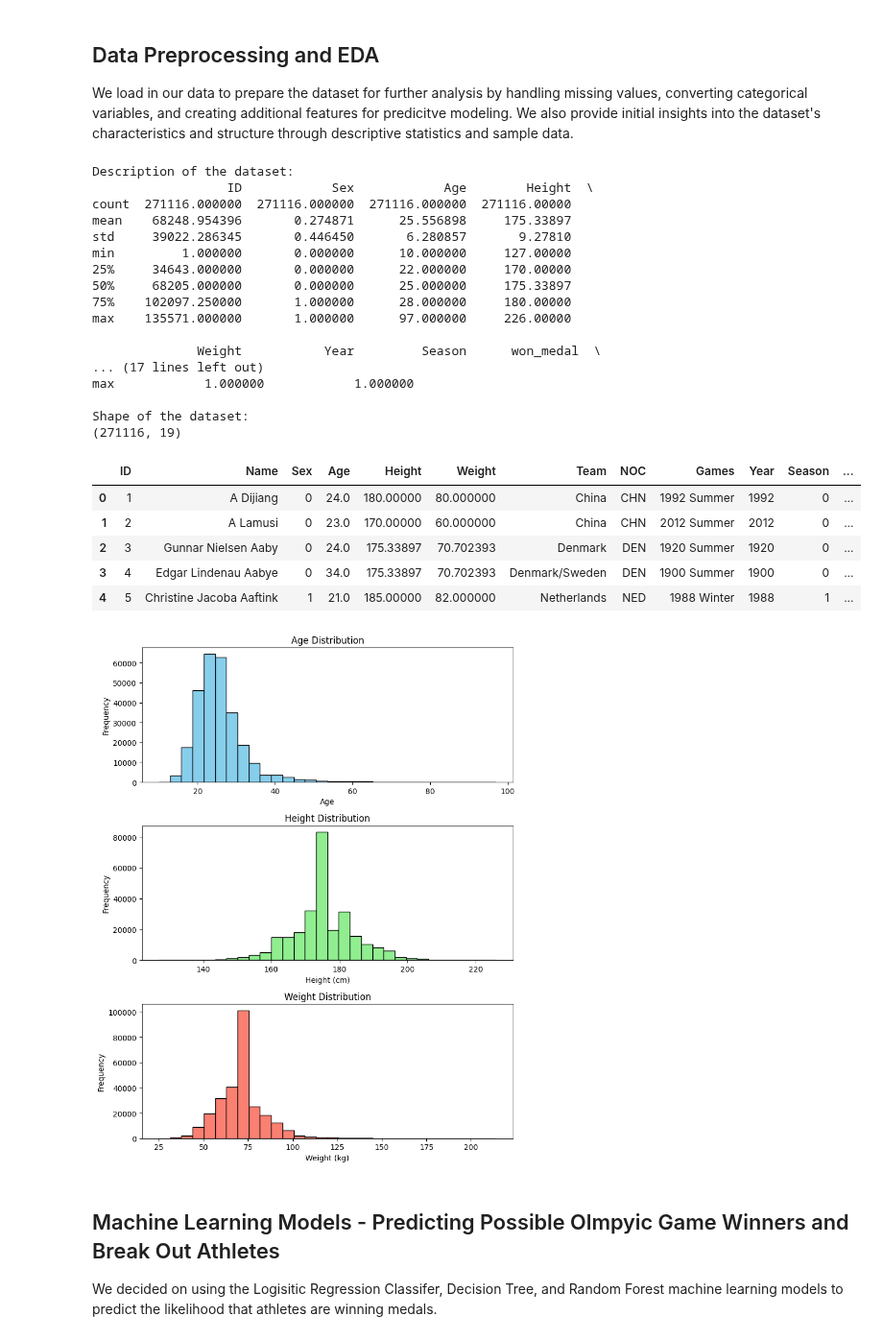
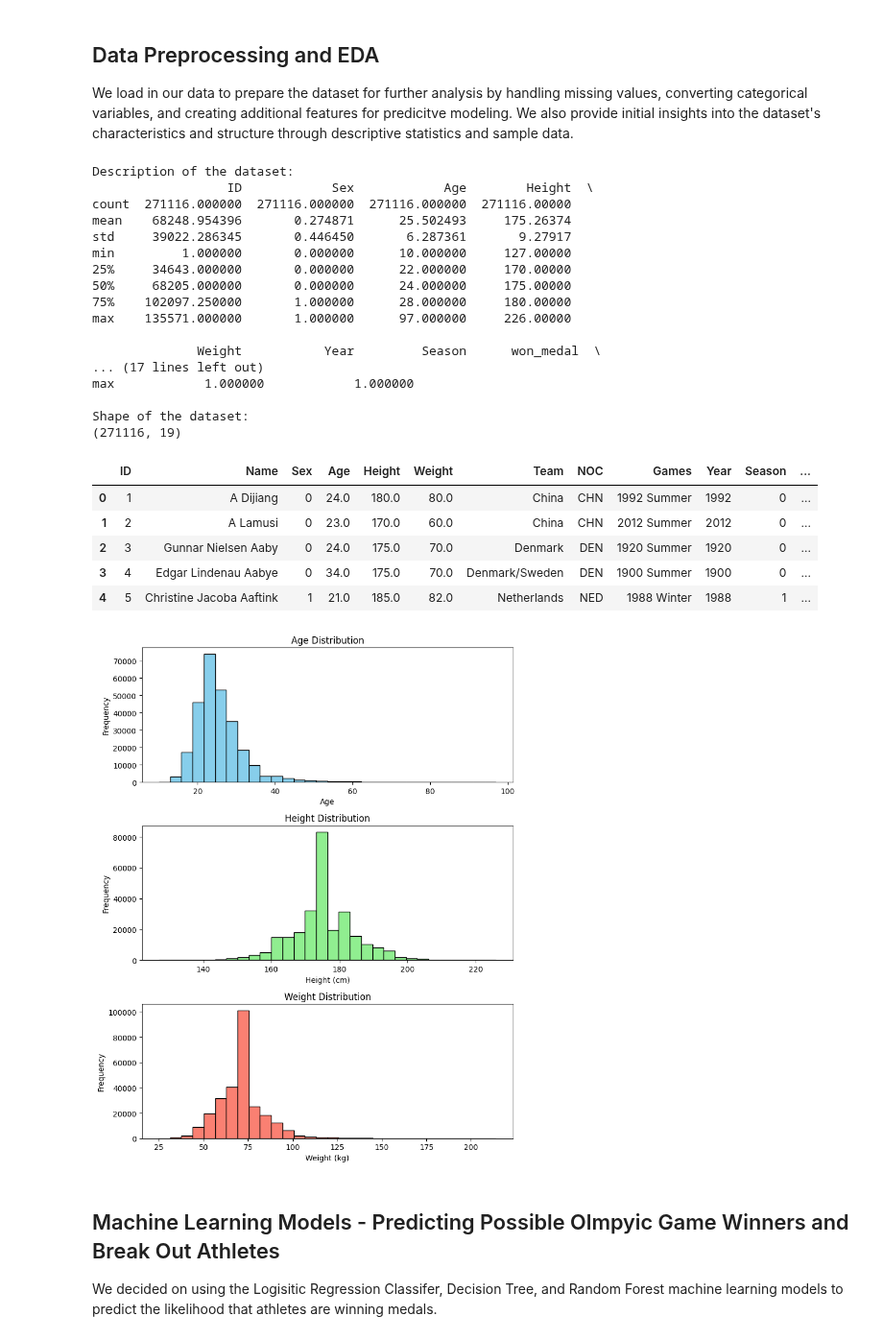
Before and after one commit to joey-tsai/Athletic-Performance-Predictor, a Jupyter notebook: FinalProject.ipynb, the cells around one changed output. Shown at 96% size. Saved outputs shown, nothing was run; the diff lists cells and outputs as text; code cells hidden in the pictures.

```diff
--- a/FinalProject.ipynb
+++ b/FinalProject.ipynb
@@ -24,9 +23,9 @@ We load in our data to prepare the dataset for further analysis by handling miss
 athlete_events = pd.read_csv('athlete_events.csv')
 
 # Calculate median values for each column
-age_median = athlete_events['Age'].mean()
-height_median = athlete_events['Height'].mean()
-weight_median = athlete_events['Weight'].mean()
+age_median = athlete_events['Age'].median()
+height_median = athlete_events['Height'].median()
+weight_median = athlete_events['Weight'].median()
 
 # Fill missing values with median values
 athlete_events['Age'] = athlete_events['Age'].fillna(age_median)
@@ -42,41 +41,41 @@ athlete_events['won_medal'] = athlete_events['Medal'].notnull().astype(int)
 athlete_events['participated_before'] = athlete_events.duplicated(subset=['Name'], keep=False)
 athlete_events['won_medal_before'] = athlete_events.groupby('Name')['won_medal'].transform('max')
 athlete_events['breakout_candidate'] = ((athlete_events['participated_before'] == True) & (athlete_events['won_medal_before'] == 0)).astype(int)
 
 # Describe the dataset
 print("\nDescription of the dataset:")
 print(athlete_events.describe())
 
 # Show the shape of the dataset
 print("\nShape of the dataset:")
 print(athlete_events.shape)
 
 # Show the first 5 rows of the dataset
 athlete_events.head()
 # %% [output]
 Description of the dataset:
                   ID            Sex            Age        Height  \
 count  271116.000000  271116.000000  271116.000000  271116.00000
-mean    68248.954396       0.274871      25.556898     175.33897
-std     39022.286345       0.446450       6.280857       9.27810
+mean    68248.954396       0.274871      25.502493     175.26374
+std     39022.286345       0.446450       6.287361       9.27917
 min         1.000000       0.000000      10.000000     127.00000
 25%     34643.000000       0.000000      22.000000     170.00000
-50%     68205.000000       0.000000      25.000000     175.33897
+50%     68205.000000       0.000000      24.000000     175.00000
 75%    102097.250000       1.000000      28.000000     180.00000
 max    135571.000000       1.000000      97.000000     226.00000
 
               Weight           Year         Season      won_medal  \
 ... (17 lines left out)
 max            1.000000            1.000000
 
 Shape of the dataset:
 (271116, 19)
 |  | ID | Name | Sex | Age | Height | Weight | Team | NOC | Games | Year | Season | ... |
-| 0 | 1 | A Dijiang | 0 | 24.0 | 180.00000 | 80.000000 | China | CHN | 1992 Summer | 1992 | 0 | ... |
-| 1 | 2 | A Lamusi | 0 | 23.0 | 170.00000 | 60.000000 | China | CHN | 2012 Summer | 2012 | 0 | ... |
-| 2 | 3 | Gunnar Nielsen Aaby | 0 | 24.0 | 175.33897 | 70.702393 | Denmark | DEN | 1920 Summer | 1920 | 0 | ... |
-| 3 | 4 | Edgar Lindenau Aabye | 0 | 34.0 | 175.33897 | 70.702393 | Denmark/Sweden | DEN | 1900 Summer | 1900 | 0 | ... |
-| 4 | 5 | Christine Jacoba Aaftink | 1 | 21.0 | 185.00000 | 82.000000 | Netherlands | NED | 1988 Winter | 1988 | 1 | ... |
+| 0 | 1 | A Dijiang | 0 | 24.0 | 180.0 | 80.0 | China | CHN | 1992 Summer | 1992 | 0 | ... |
+| 1 | 2 | A Lamusi | 0 | 23.0 | 170.0 | 60.0 | China | CHN | 2012 Summer | 2012 | 0 | ... |
+| 2 | 3 | Gunnar Nielsen Aaby | 0 | 24.0 | 175.0 | 70.0 | Denmark | DEN | 1920 Summer | 1920 | 0 | ... |
+| 3 | 4 | Edgar Lindenau Aabye | 0 | 34.0 | 175.0 | 70.0 | Denmark/Sweden | DEN | 1900 Summer | 1900 | 0 | ... |
+| 4 | 5 | Christine Jacoba Aaftink | 1 | 21.0 | 185.0 | 82.0 | Netherlands | NED | 1988 Winter | 1988 | 1 | ... |
 # %%
 # Plot age, height and weight distributions
 fig, axes = plt.subplots(3, 1, figsize=(8, 10))
@@ -102,7 +101,7 @@ axes[2].set_ylabel('Frequency')
 plt.tight_layout()
 plt.show()
 # %% [output]
-[figure, old version]
+[figure, new version]
 # %% [markdown]
 ## Machine Learning Models - Predicting Possible Olmpyic Game Winners and Break Out Athletes
 We decided on using the Logisitic Regression Classifer, Decision Tree, and Random Forest machine learning models to predict the likelihood that athletes are winning medals.
```
Also changed, not shown: parts of 6 cells of this notebook.
